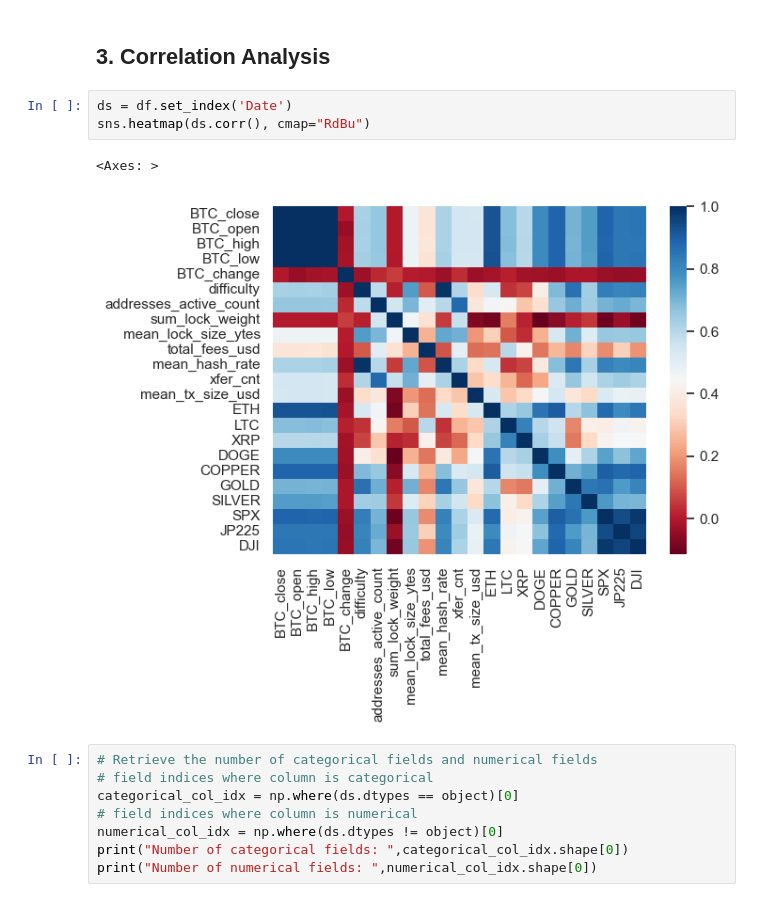
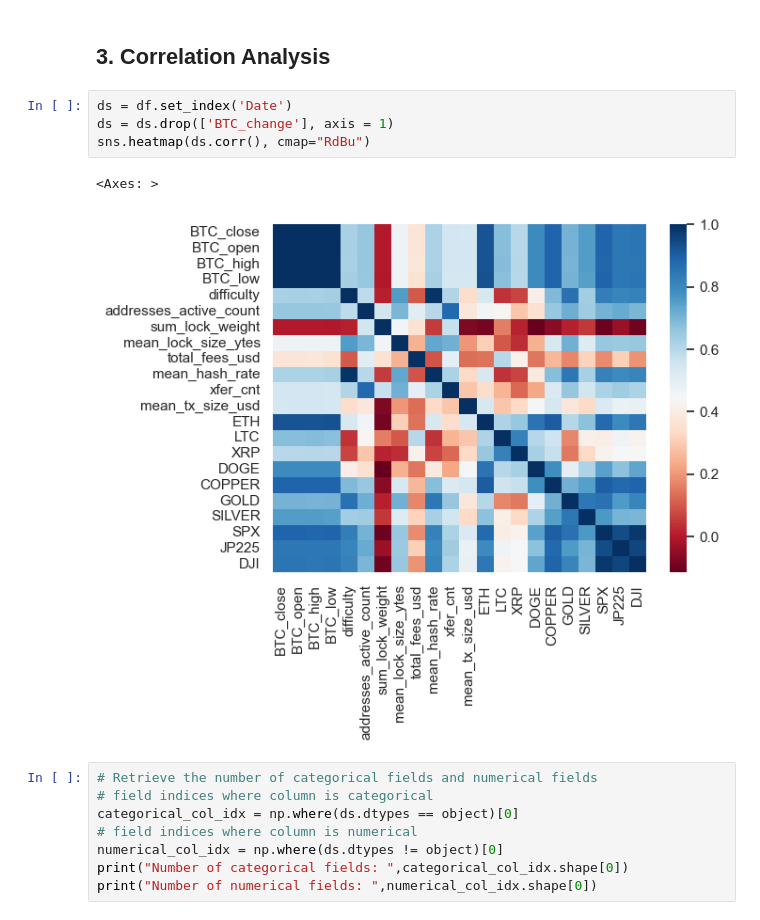
Before and after one commit to lavibula/BitcoinPrediction, a Jupyter notebook: data/pre-processing-raw.ipynb, the cells around one changed output. Drawn from its saved outputs; the diff is of its cells as text.

```diff
--- a/data/pre-processing-raw.ipynb
+++ b/data/pre-processing-raw.ipynb
@@ -274,10 +274,11 @@ Is there any duplicate value:  False
 ## 3. Correlation Analysis
 # %%
 ds = df.set_index('Date')
+ds = ds.drop(['BTC_change'], axis = 1)
 sns.heatmap(ds.corr(), cmap="RdBu")
 # %% [output]
 <Axes: >
-[figure, old version]
+[figure, new version]
 # %%
 # Retrieve the number of categorical fields and numerical fields
 # field indices where column is categorical
```
Also changed, not shown: parts of 5 cells of this notebook, 3 other files.
